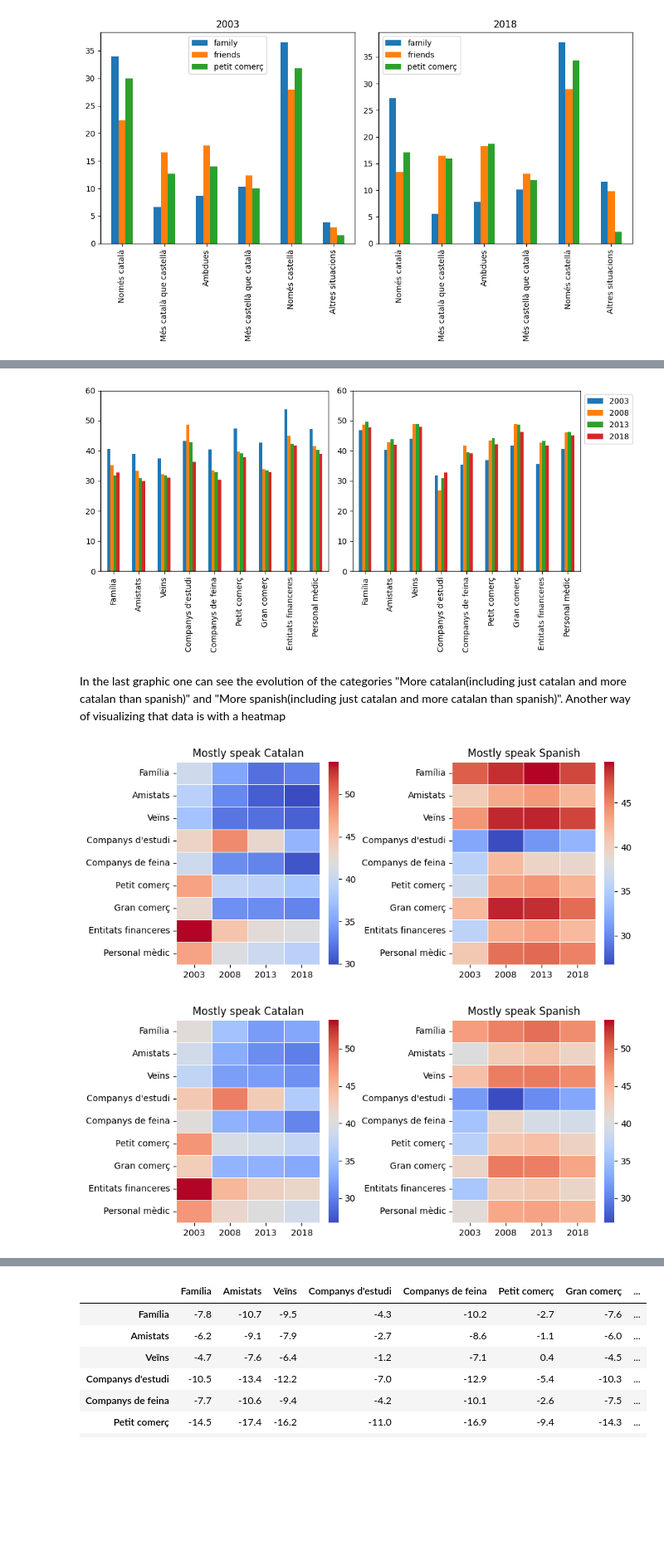
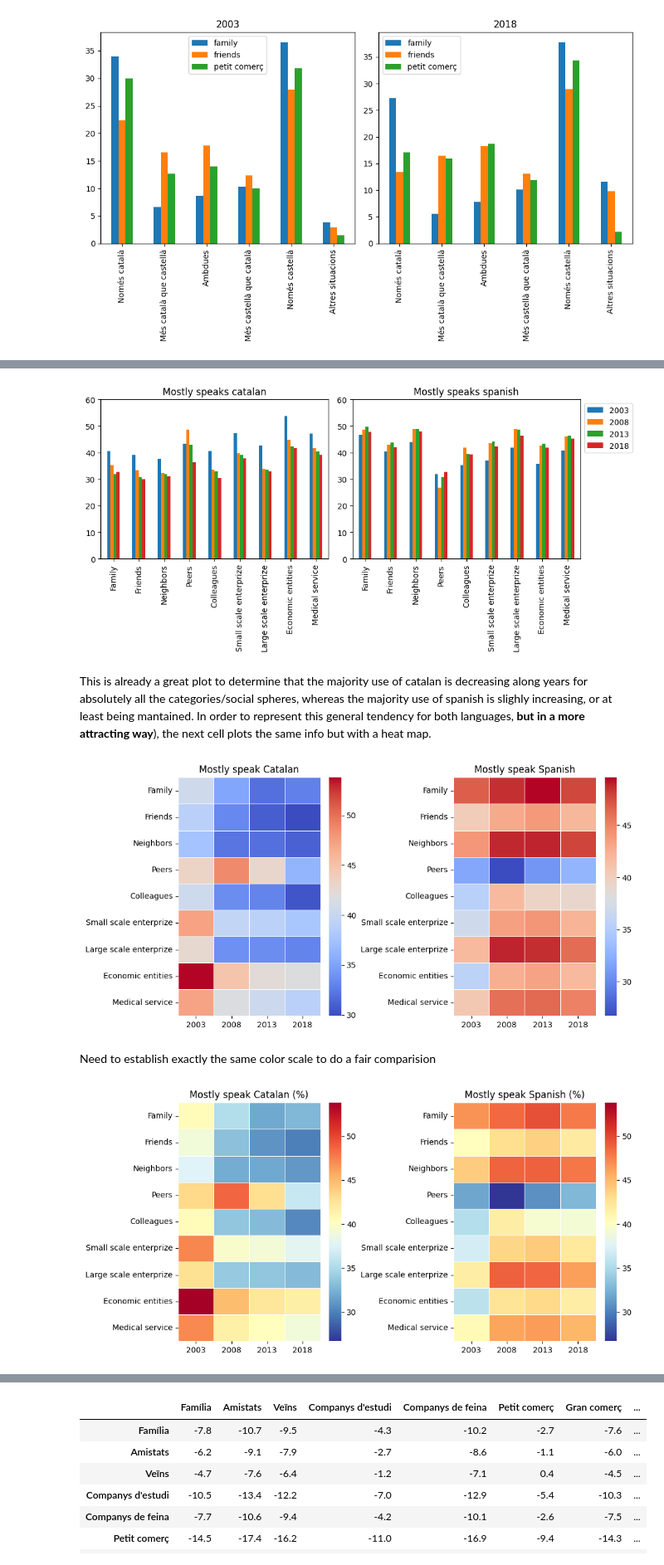
Before and after one commit to GuifreRamos/LlenguaCatalana, a Jupyter notebook: Guifre.ipynb, the cells around one changed output, grey strips where cells are left out. Shown at 83% size. Saved outputs shown, nothing was run; the diff lists cells and outputs as text; code cells hidden in the pictures; blank space fills up the shorter version.

Commit message:
Last update 29 November

```diff
--- a/Guifre.ipynb
+++ b/Guifre.ipynb
@@ -52,12 +60,18 @@ df2013 = df2013.drop('Escriure notes personals')
 df2013 = df2013.drop('Escriure missatges de mòbil')
 # %%
 def rename_rows(df):
-    df = df.copy()
-    df = df.rename(index={'Membres de la llar (1)':'Família'})
+    '''Function that renames some particular rows changing the for simplicity'''
+
+    df = df.copy()  # Work on a copy to avoid modifying the original dataframe
+
+    df = df.rename(index={'Membres de la llar (1)':'Família'})     #Renames the specific rows for a given name
     df = df.rename(index={"Companys d'estudi (2)":"Companys d'estudi"})
     df = df.rename(index={"Companys de feina (3)":"Companys de feina"})
+
     return df
 
+
+#Apply the function to all the dataframes
 df2003=rename_rows(df2003)
 df2008=rename_rows(df2008)
 df2013=rename_rows(df2013)
@@ -143,3 +158,22 @@ Més castellà que català    10.3
 Només castellà             36.5
 Altres situacions           3.9
 Name: Família, dtype: float64
+# %%
+def translate_dataframes(df):
+
+     df = df.copy()  # Work on a copy to avoid modifying the original dataframe
+
+     df = df.rename(index={'Família':'Family'})     #Renames the specific rows for a given name
+     df = df.rename(index={"Amistats":"Friends"})
+     df = df.rename(index={"Veïns":"Neighbors"})
+     df = df.rename(index={"Companys d'estudi":"Peers"})
+     df = df.rename(index={"Companys de feina":"Colleagues"})
+     df = df.rename(index={"Petit comerç":"Small scale enterprize"})
+     df = df.rename(index={"Gran comerç":"Large scale enterprize"})
+     df = df.rename(index={"Entitats financeres":"Economic entities"})
+     df = df.rename(index={"Personal mèdic":"Medical service"})
+     return df
+df2003 = translate_dataframes(df2003)
+df2008 = translate_dataframes(df2008)
+df2013 = translate_dataframes(df2013)
+df2018 = translate_dataframes(df2018)
@@ -266,8 +331,8 @@ df_majority_of_catalan
 # %%
 fig, axes = plt.subplots(1, 2, figsize=(10, 5))  # 1 row, 3 columns
 
-df_majority_of_catalan.plot(kind='bar',ax=axes[0],legend=False)
-df_majority_of_spanish.plot(kind='bar',ax=axes[1],legend=True)
+df_majority_of_catalan.plot(kind='bar',ax=axes[0],legend=False, title= "Mostly speaks catalan")
+df_majority_of_spanish.plot(kind='bar',ax=axes[1],legend=True, title="Mostly speaks spanish")
 axes[1].legend(loc='upper left', bbox_to_anchor=(1, 1))  # Legend outside the plot
 axes[0].set_ylim(0, 60)
 axes[1].set_ylim(0, 60)
@@ -275,43 +340,49 @@ plt.tight_layout()  # Adjust layout to prevent overlap
 
 plt.show()
 # %% [output]
-[figure, old version]
+[figure, new version]
-# %% [markdown]
-In the last graphic one can see the evolution of the categories "More catalan(including just catalan and more catalan than spanish)" and "More spanish(including just catalan and more catalan than spanish)". Another way of visualizing that data is with a heatmap
+# %% [markdown]
+This is already a great plot to determine that the majority use of catalan is decreasing along years for absolutely all the categories/social spheres, whereas the majority use of spanish is slighly increasing, or at least being mantained. In order to represent this general tendency for both languages, **but in a more attracting way**), the next cell plots the same info but with a heat map.
 # %%
-import seaborn as sns
-fig, axes = plt.subplots(1, 2, figsize=(9, 4))  # 1 row, 3 columns
+import seaborn as sns #import seaborn
+fig, axes = plt.subplots(1, 2, figsize=(10, 5))  # 1 row, 2 columns
 
 sns.heatmap(df_majority_of_catalan, annot=False, cmap='coolwarm', fmt='.2f', linewidths=0.5, ax=axes[0])
 axes[0].set_title("Mostly speak Catalan")
 sns.heatmap(df_majority_of_spanish, annot=False, cmap='coolwarm', fmt='.2f', linewidths=0.5, ax=axes[1])
 axes[1].set_title("Mostly speak Spanish")
+
 plt.tight_layout()  # Adjust layout to prevent overlap
 # %% [output]
-[figure, old version]
+[figure, new version]
+# %% [markdown]
+Need to establish exactly the same color scale to do a fair comparision
 # %%
 import seaborn as sns
 import numpy as np
 
 # Find the global minimum and maximum values across both datasets
 global_min = min(df_majority_of_catalan.min().min(), df_majority_of_spanish.min().min())
 global_max = max(df_majority_of_catalan.max().max(), df_majority_of_spanish.max().max())
 
 # Create subplots
-fig, axes = plt.subplots(1, 2, figsize=(9, 4))  # 1 row, 2 columns
+fig, axes = plt.subplots(1, 2, figsize=(10, 5))  # 1 row, 2 columns
 
 # Plot the heatmaps with shared color scale
-sns.heatmap(df_majority_of_catalan, annot=False, cmap='coolwarm', fmt='.2f',
+sns.heatmap(df_majority_of_catalan, annot=False, cmap='RdYlBu_r', fmt='.2f',
             linewidths=0.5, ax=axes[0], vmin=global_min, vmax=global_max)
-axes[0].set_title("Mostly speak Catalan")
+axes[0].set_title("Mostly speak Catalan (%)")
 
-sns.heatmap(df_majority_of_spanish, annot=False, cmap='coolwarm', fmt='.2f',
+sns.heatmap(df_majority_of_spanish, annot=False, cmap='RdYlBu_r', fmt='.2f',
             linewidths=0.5, ax=axes[1], vmin=global_min, vmax=global_max)
-axes[1].set_title("Mostly speak Spanish")
+axes[1].set_title("Mostly speak Spanish (%)")
 
 # Adjust layout
 plt.tight_layout()
+
+plt.savefig("C:/Users/giovanni/Desktop/Anàlisi i Visualització de Dades Massives/yearevolutionperambit.png",bbox_inches="tight", dpi=600, transparent = False)
+
 plt.show()
 # %% [output]
-[figure, old version]
+[figure, new version]
 # %%
```
Also changed, not shown: parts of 71 cells of this notebook, 1 other file.
